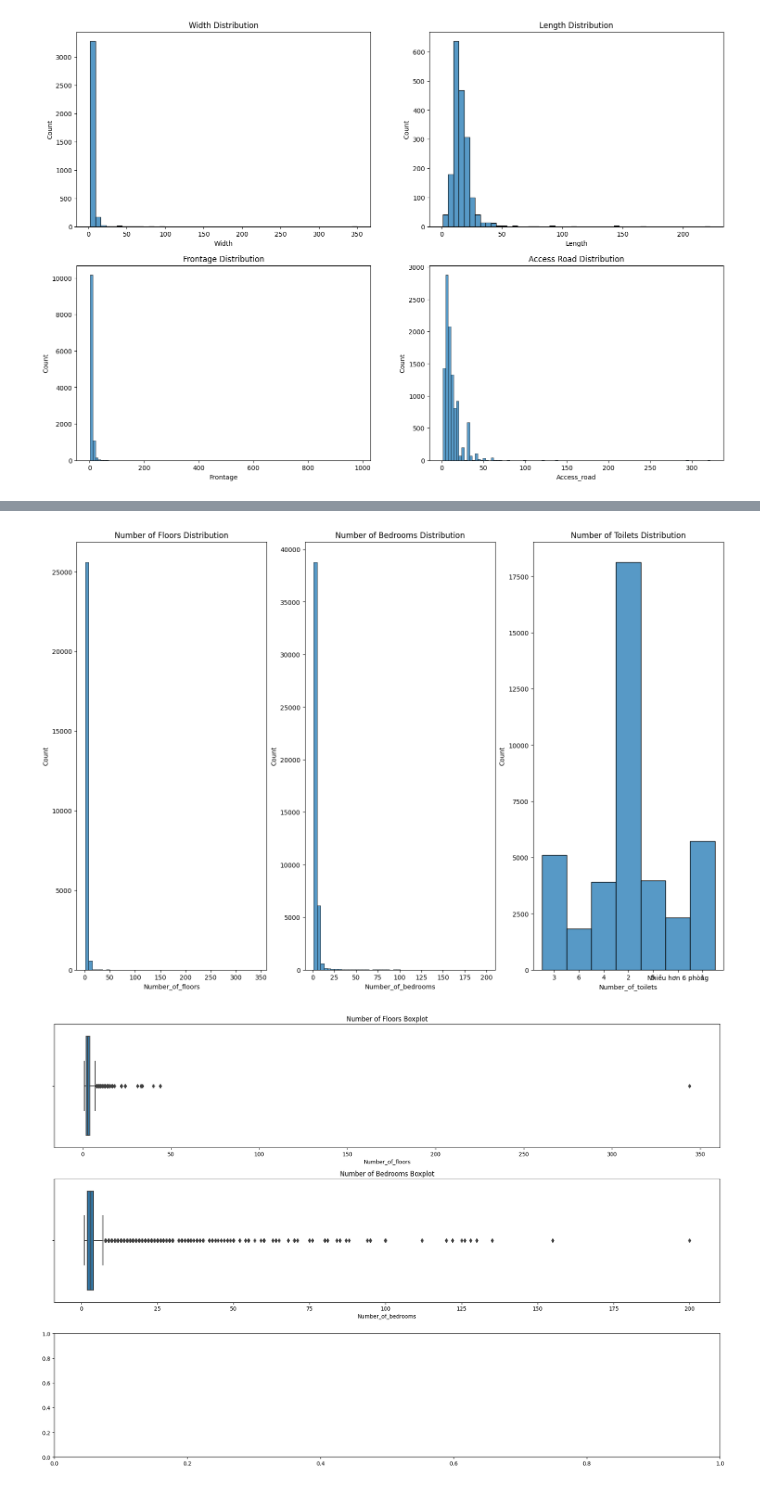
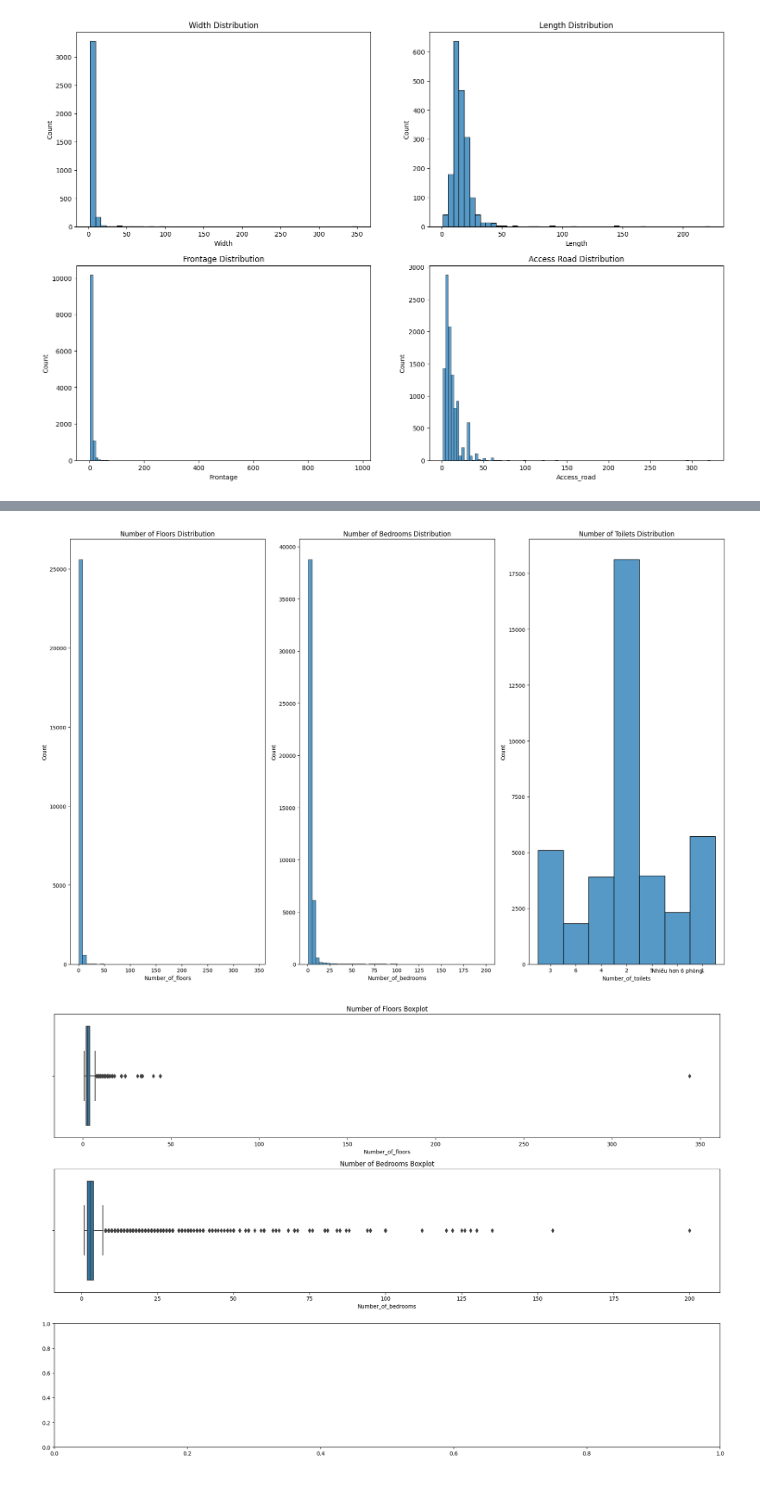
Before and after one commit to nldhuyen0047/real_estate_project, a Jupyter notebook: real_estate.ipynb, the cells around one changed output, grey strips where cells are left out. Cells and saved outputs as stored; diff of their text form; code cells hidden in the pictures.

```diff
--- a/real_estate.ipynb
+++ b/real_estate.ipynb
@@ -317,18 +318,19 @@ plt.show()
 # %%
 fig, axes = plt.subplots(1, 3, figsize=(18, 12))
 
 sns.histplot(data=real_estate_df, x="Number_of_floors", bins=50, ax=axes[0])
 axes[0].set_title("Number of Floors Distribution")
 
 sns.histplot(data=real_estate_df, x="Number_of_bedrooms", bins=50, ax=axes[1])
 axes[1].set_title("Number of Bedrooms Distribution")
 
 sns.histplot(data=real_estate_df, x="Number_of_toilets", bins=100, ax=axes[2])
 axes[2].set_title("Number of Toilets Distribution")
 
+plt.tight_layout()
 plt.show()
 # %% [output]
-[figure, old version]
+[figure, new version]
 # %%
 fig, axes = plt.subplots(3, 1, figsize=(18, 12))
 
```
Also changed, not shown: parts of 5 cells of this notebook.
